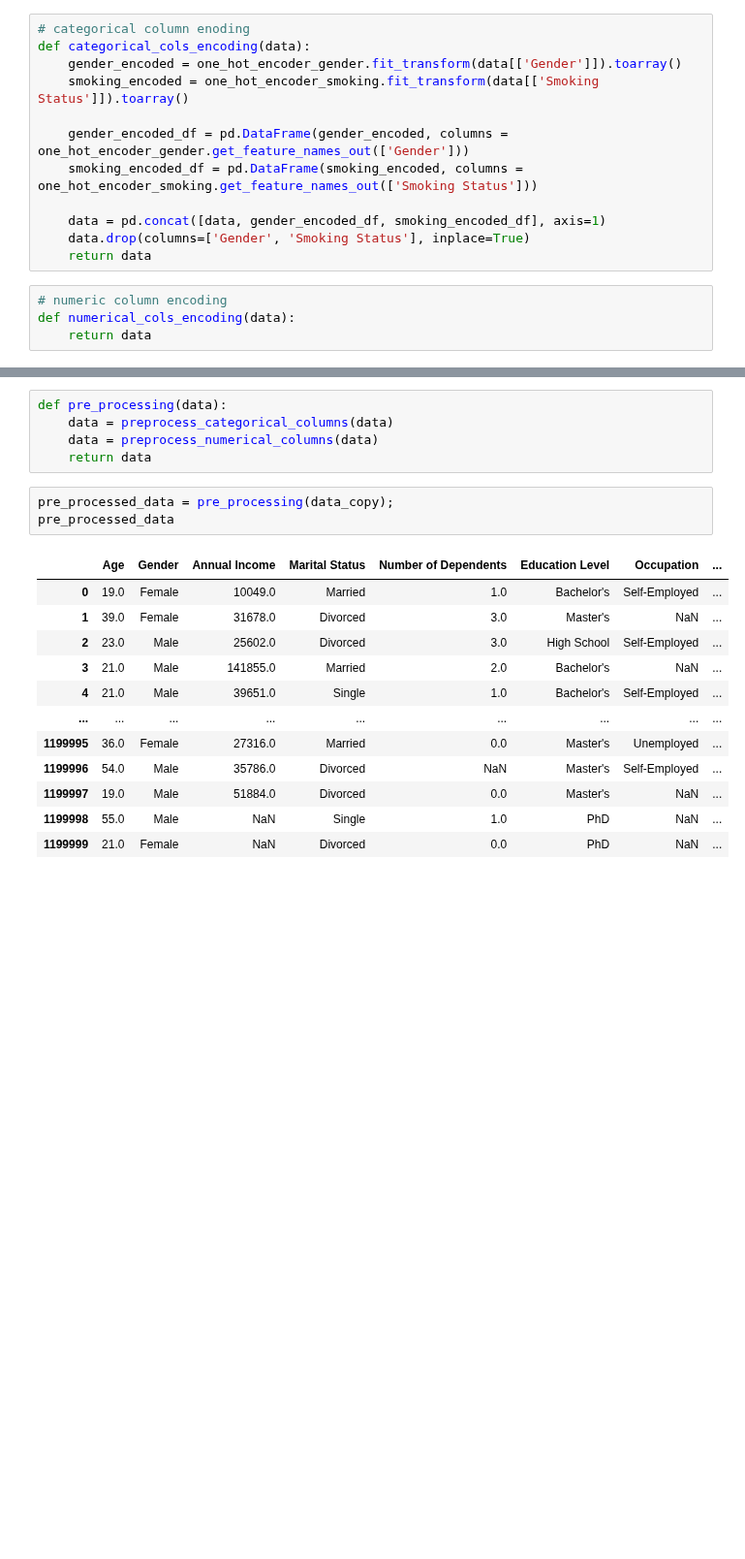
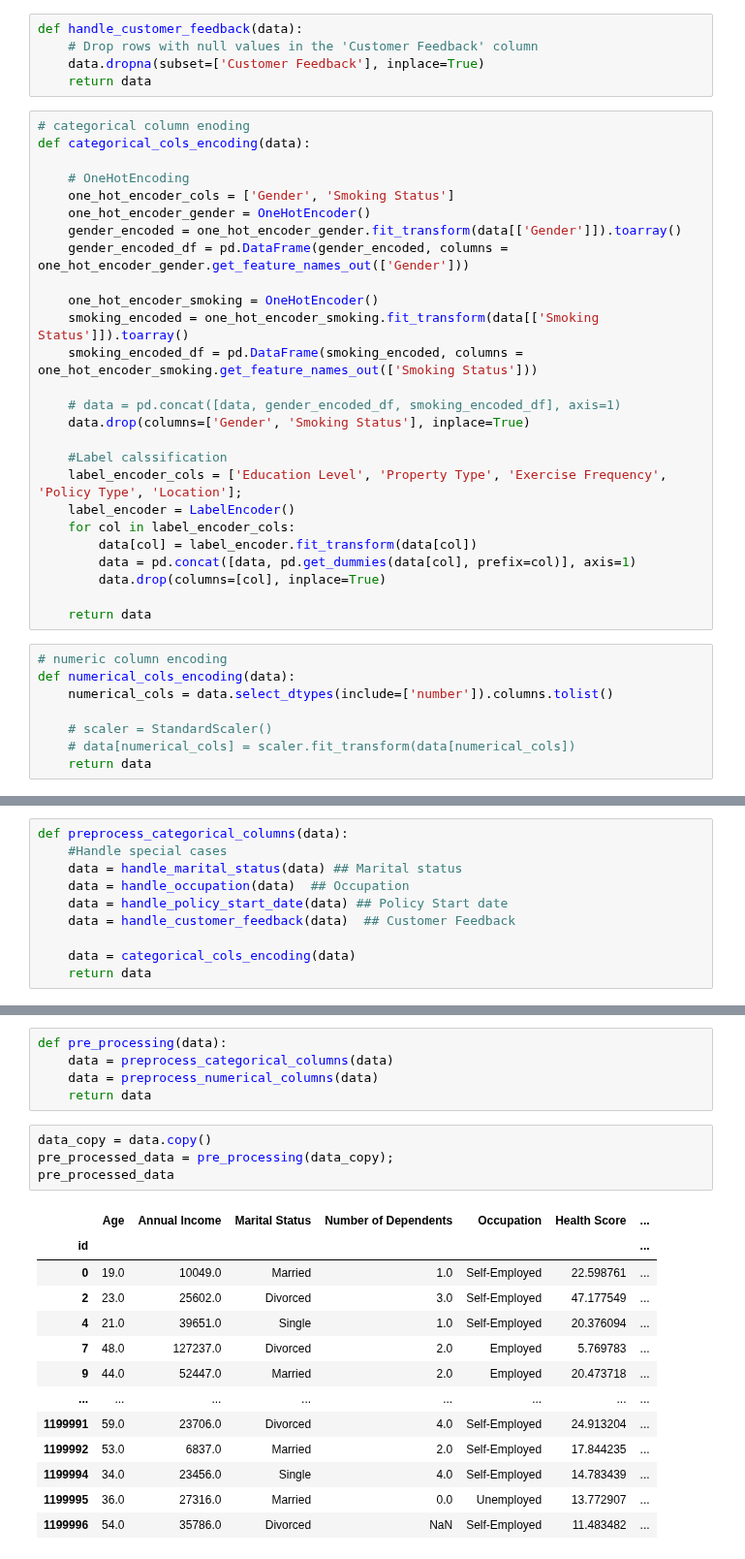
Before and after one commit to subramanya4shenoy/MachineLearningNbs, a Jupyter notebook: PS_S04E12.ipynb, the cells around one changed output, grey strips where cells are left out. Shown at 97% size. Saved outputs shown, nothing was run; the diff lists cells and outputs as text; blank space fills up the shorter version.

```diff
--- a/PS_S04E12.ipynb
+++ b/PS_S04E12.ipynb
@@ -709,18 +734,41 @@ one_hot_encoder_smoking = OneHotEncoder(handle_unknown='ignore')
+# %%
+def handle_customer_feedback(data):
+    # Drop rows with null values in the 'Customer Feedback' column
+    data.dropna(subset=['Customer Feedback'], inplace=True)
+    return data
 # %%
 # categorical column enoding
 def categorical_cols_encoding(data):
+
+    # OneHotEncoding
+    one_hot_encoder_cols = ['Gender', 'Smoking Status']
+    one_hot_encoder_gender = OneHotEncoder()
     gender_encoded = one_hot_encoder_gender.fit_transform(data[['Gender']]).toarray()
+    gender_encoded_df = pd.DataFrame(gender_encoded, columns = one_hot_encoder_gender.get_feature_names_out(['Gender']))
+
+    one_hot_encoder_smoking = OneHotEncoder()
     smoking_encoded = one_hot_encoder_smoking.fit_transform(data[['Smoking Status']]).toarray()
-
-    gender_encoded_df = pd.DataFrame(gender_encoded, columns = one_hot_encoder_gender.get_feature_names_out(['Gender']))
     smoking_encoded_df = pd.DataFrame(smoking_encoded, columns = one_hot_encoder_smoking.get_feature_names_out(['Smoking Status']))
 
-    data = pd.concat([data, gender_encoded_df, smoking_encoded_df], axis=1)
+    # data = pd.concat([data, gender_encoded_df, smoking_encoded_df], axis=1)
     data.drop(columns=['Gender', 'Smoking Status'], inplace=True)
+
+    #Label calssification
+    label_encoder_cols = ['Education Level', 'Property Type', 'Exercise Frequency', 'Policy Type', 'Location'];
+    label_encoder = LabelEncoder()
+    for col in label_encoder_cols:
+        data[col] = label_encoder.fit_transform(data[col])
+        data = pd.concat([data, pd.get_dummies(data[col], prefix=col)], axis=1)
+        data.drop(columns=[col], inplace=True)
+
     return data
 # %%
 # numeric column encoding
 def numerical_cols_encoding(data):
+    numerical_cols = data.select_dtypes(include=['number']).columns.tolist()
+
+    # scaler = StandardScaler()
+    # data[numerical_cols] = scaler.fit_transform(data[numerical_cols])
     return data
 # %% [markdown]
 ### Preprocesiing methods
@@ -731,3 +775,13 @@ def preprocess_categorical_columns(data):
+# %%
+def preprocess_categorical_columns(data):
+    #Handle special cases
+    data = handle_marital_status(data) ## Marital status
+    data = handle_occupation(data)  ## Occupation
+    data = handle_policy_start_date(data) ## Policy Start date
+    data = handle_customer_feedback(data)  ## Customer Feedback
+
+    data = categorical_cols_encoding(data)
+    return data
 # %%
 def preprocess_numerical_columns(data):
     data = numerical_cols_encoding(data)
@@ -738,18 +792,20 @@ def pre_processing(data):
     data = preprocess_numerical_columns(data)
     return data
 # %%
+data_copy = data.copy()
 pre_processed_data = pre_processing(data_copy);
 pre_processed_data
 # %% [output]
-|  | Age | Gender | Annual Income | Marital Status | Number of Dependents | Education Level | Occupation | ... |
-| 0 | 19.0 | Female | 10049.0 | Married | 1.0 | Bachelor's | Self-Employed | ... |
-| 1 | 39.0 | Female | 31678.0 | Divorced | 3.0 | Master's | NaN | ... |
-| 2 | 23.0 | Male | 25602.0 | Divorced | 3.0 | High School | Self-Employed | ... |
-| 3 | 21.0 | Male | 141855.0 | Married | 2.0 | Bachelor's | NaN | ... |
-| 4 | 21.0 | Male | 39651.0 | Single | 1.0 | Bachelor's | Self-Employed | ... |
-| ... | ... | ... | ... | ... | ... | ... | ... | ... |
-| 1199995 | 36.0 | Female | 27316.0 | Married | 0.0 | Master's | Unemployed | ... |
-| 1199996 | 54.0 | Male | 35786.0 | Divorced | NaN | Master's | Self-Employed | ... |
-| 1199997 | 19.0 | Male | 51884.0 | Divorced | 0.0 | Master's | NaN | ... |
-| 1199998 | 55.0 | Male | NaN | Single | 1.0 | PhD | NaN | ... |
-| 1199999 | 21.0 | Female | NaN | Divorced | 0.0 | PhD | NaN | ... |
+|  | Age | Annual Income | Marital Status | Number of Dependents | Occupation | Health Score | ... |
+| id |  |  |  |  |  |  | ... |
+| 0 | 19.0 | 10049.0 | Married | 1.0 | Self-Employed | 22.598761 | ... |
+| 2 | 23.0 | 25602.0 | Divorced | 3.0 | Self-Employed | 47.177549 | ... |
+| 4 | 21.0 | 39651.0 | Single | 1.0 | Self-Employed | 20.376094 | ... |
+| 7 | 48.0 | 127237.0 | Divorced | 2.0 | Employed | 5.769783 | ... |
+| 9 | 44.0 | 52447.0 | Married | 2.0 | Employed | 20.473718 | ... |
+| ... | ... | ... | ... | ... | ... | ... | ... |
+| 1199991 | 59.0 | 23706.0 | Divorced | 4.0 | Self-Employed | 24.913204 | ... |
+| 1199992 | 53.0 | 6837.0 | Married | 2.0 | Self-Employed | 17.844235 | ... |
+| 1199994 | 34.0 | 23456.0 | Single | 4.0 | Self-Employed | 14.783439 | ... |
+| 1199995 | 36.0 | 27316.0 | Married | 0.0 | Unemployed | 13.772907 | ... |
+| 1199996 | 54.0 | 35786.0 | Divorced | NaN | Self-Employed | 11.483482 | ... |
```
Also changed, not shown: parts of 11 cells of this notebook.
